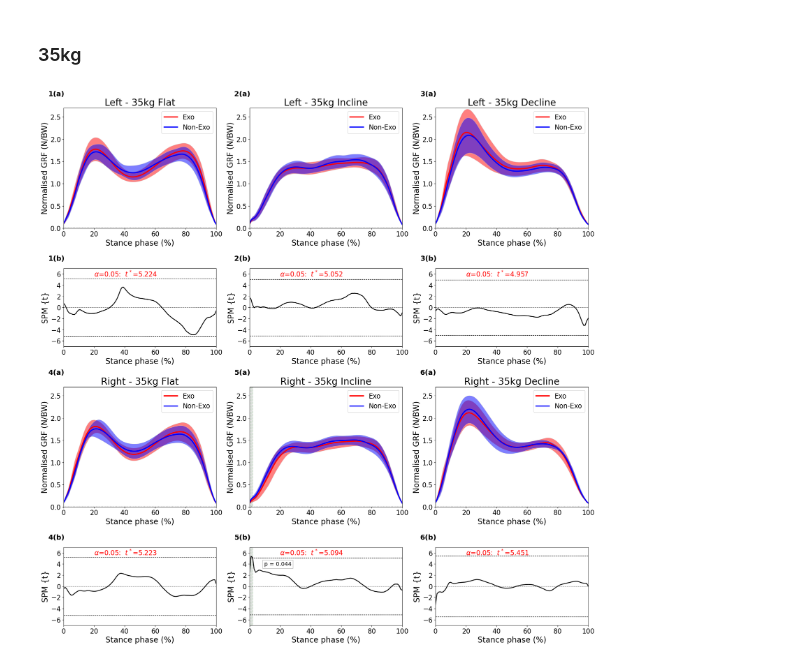
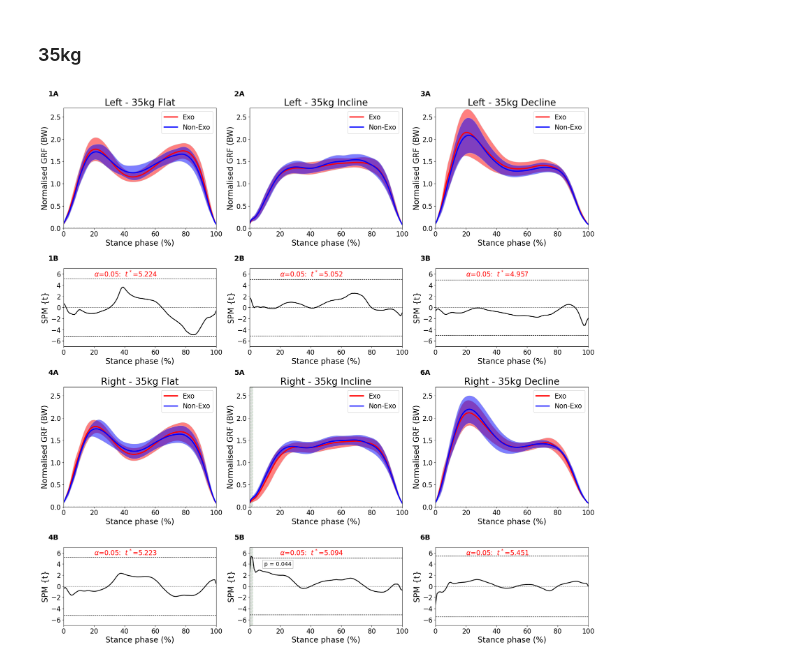
Before and after one commit to Shahril-Iskandar/publication-exoskeleton, a Jupyter notebook: script.ipynb, the cells around one changed output. Cells and saved outputs as stored; diff of their text form; code cells hidden in the pictures.

```diff
--- a/script.ipynb
+++ b/script.ipynb
@@ -780,14 +1034,14 @@ condition = "Flat"
 title_flat = f"{leg_position} - {load} {condition}"
 ax = fig.add_subplot(gs[0,0])
 # ax = AX[0, 0] # First row
-ax.text(-0.1, 1.1, "1(a)", transform=ax.transAxes, size=18, weight='bold')
+ax.text(-0.1, 1.1, "1A", transform=ax.transAxes, size=18, weight='bold')
 ax.set_title(title_flat, fontsize=24)
 plt.sca(ax)
 spm1d.plot.plot_mean_sd(exo_flat, linecolor='r', facecolor='r', label='Exo')
 spm1d.plot.plot_mean_sd(non_exo_flat, linecolor='b', facecolor='b', label='Non-Exo')
 ax.axhline(y=0, color='k', linestyle=':')
 # ax.set_xlabel('Stance phase (%)')
-ax.set_ylabel('Normalised GRF (N/BW)', fontsize=20)
+ax.set_ylabel('Normalised GRF (BW)', fontsize=20)
 ax.set_xlabel('Stance phase (%)', fontsize=20)
 ax.set_ylim([0, 2.7])
 ax.set_xlim([0, 100])
@@ -798,7 +1052,7 @@ ax.legend(fontsize=17)
 # plot SPM results:
 # ax = AX[1, 0]
 ax = fig.add_subplot(gs[1,0])
-ax.text(-0.1, 1.1, "1(b)", transform=ax.transAxes, size=18, weight='bold')
+ax.text(-0.1, 1.1, "1B", transform=ax.transAxes, size=18, weight='bold')
 plt.sca(ax)
 spmi1.plot()
 spmi1.plot_threshold_label(fontsize=17, pos=(20,5.5))
@@ -816,14 +1070,14 @@ condition = "Incline"
 title_flat = f"{leg_position} - {load} {condition}"
 # ax = AX[0, 1]
 ax = fig.add_subplot(gs[0, 1])
-ax.text(-0.1, 1.1, "2(a)", transform=ax.transAxes, size=18, weight='bold')
+ax.text(-0.1, 1.1, "2A", transform=ax.transAxes, size=18, weight='bold')
 ax.set_title(title_flat, fontsize=24)
 plt.sca(ax)
 spm1d.plot.plot_mean_sd(exo_incline, linecolor='r', facecolor='r', label='Exo')
 spm1d.plot.plot_mean_sd(non_exo_incline, linecolor='b', facecolor='b', label='Non-Exo')
 ax.axhline(y=0, color='k', linestyle=':')
 # ax.set_xlabel('Stance phase (%)')
-ax.set_ylabel('Normalised GRF (N/BW)', fontsize=20)
+ax.set_ylabel('Normalised GRF (BW)', fontsize=20)
 ax.set_xlabel('Stance phase (%)', fontsize=20)
 ax.set_ylim([0, 2.7])
 ax.set_xlim([0, 100])
@@ -834,7 +1088,7 @@ ax.legend(fontsize=17)
 # plot SPM results:
 # ax = AX[1, 1]
 ax = fig.add_subplot(gs[1, 1])
-ax.text(-0.1, 1.1, "2(b)", transform=ax.transAxes, size=18, weight='bold')
+ax.text(-0.1, 1.1, "2B", transform=ax.transAxes, size=18, weight='bold')
 plt.sca(ax)
 spmi2.plot()
 spmi2.plot_threshold_label(fontsize=17, pos=(20,5.5))
@@ -852,14 +1106,14 @@ condition = "Decline"
 title_flat = f"{leg_position} - {load} {condition}"
 # ax = AX[0, 2]
 ax = fig.add_subplot(gs[0, 2])
-ax.text(-0.1, 1.1, "3(a)", transform=ax.transAxes, size=18, weight='bold')
+ax.text(-0.1, 1.1, "3A", transform=ax.transAxes, size=18, weight='bold')
 ax.set_title(title_flat, fontsize=24)
 plt.sca(ax)
 spm1d.plot.plot_mean_sd(exo_decline, linecolor='r', facecolor='r', label='Exo')
 spm1d.plot.plot_mean_sd(non_exo_decline, linecolor='b', facecolor='b', label='Non-Exo')
 ax.axhline(y=0, color='k', linestyle=':')
 # ax.set_xlabel('Stance phase (%)')
-ax.set_ylabel('Normalised GRF (N/BW)', fontsize=20)
+ax.set_ylabel('Normalised GRF (BW)', fontsize=20)
 ax.set_xlabel('Stance phase (%)', fontsize=20)
 ax.set_ylim([0, 2.7])
 ax.set_xlim([0, 100])
@@ -870,7 +1124,7 @@ ax.legend(fontsize=17)
 # plot SPM results:
 # ax = AX[1, 2]
 ax = fig.add_subplot(gs[1, 2])
-ax.text(-0.1, 1.1, "3(b)", transform=ax.transAxes, size=18, weight='bold')
+ax.text(-0.1, 1.1, "3B", transform=ax.transAxes, size=18, weight='bold')
 plt.sca(ax)
 spmi3.plot()
 spmi3.plot_threshold_label(fontsize=17, pos=(20,5.5))
@@ -907,14 +1161,14 @@ condition = "Flat"
 title_flat = f"{leg_position} - {load} {condition}"
 ax = fig.add_subplot(gs[2,0])
 # ax = AX[0, 0] # First row
-ax.text(-0.1, 1.1, "4(a)", transform=ax.transAxes, size=18, weight='bold')
+ax.text(-0.1, 1.1, "4A", transform=ax.transAxes, size=18, weight='bold')
 ax.set_title(title_flat, fontsize=24)
 plt.sca(ax)
 spm1d.plot.plot_mean_sd(exo_flat, linecolor='r', facecolor='r', label='Exo')
 spm1d.plot.plot_mean_sd(non_exo_flat, linecolor='b', facecolor='b', label='Non-Exo')
 ax.axhline(y=0, color='k', linestyle=':')
 # ax.set_xlabel('Stance phase (%)')
-ax.set_ylabel('Normalised GRF (N/BW)', fontsize=20)
+ax.set_ylabel('Normalised GRF (BW)', fontsize=20)
 ax.set_xlabel('Stance phase (%)', fontsize=20)
 ax.set_ylim([0, 2.7])
 ax.set_xlim([0, 100])
@@ -925,7 +1179,7 @@ ax.legend(fontsize=17)
 # plot SPM results:
 # ax = AX[1, 0]
 ax = fig.add_subplot(gs[3,0])
-ax.text(-0.1, 1.1, "4(b)", transform=ax.transAxes, size=18, weight='bold')
+ax.text(-0.1, 1.1, "4B", transform=ax.transAxes, size=18, weight='bold')
 plt.sca(ax)
 spmi1.plot()
 spmi1.plot_threshold_label(fontsize=17, pos=(20,5.5))
@@ -943,7 +1197,7 @@ condition = "Incline"
 title_flat = f"{leg_position} - {load} {condition}"
 # ax = AX[0, 1]
 ax = fig.add_subplot(gs[2, 1])
-ax.text(-0.1, 1.1, "5(a)", transform=ax.transAxes, size=18, weight='bold')
+ax.text(-0.1, 1.1, "5A", transform=ax.transAxes, size=18, weight='bold')
 ax.set_title(title_flat, fontsize=24)
 plt.sca(ax)
 spm1d.plot.plot_mean_sd(exo_incline, linecolor='r', facecolor='r', label='Exo')
@@ -951,7 +1205,7 @@ spm1d.plot.plot_mean_sd(non_exo_incline, linecolor='b', facecolor='b', label='No
 ax.axhline(y=0, color='k', linestyle=':')
 ax.axvspan(spmi2.clusters[0].endpoints[0], spmi2.clusters[0].endpoints[1], facecolor='gray', alpha=0.2, linestyle='dashed', edgecolor='g', linewidth=1.5)
 # ax.set_xlabel('Stance phase (%)')
-ax.set_ylabel('Normalised GRF (N/BW)', fontsize=20)
+ax.set_ylabel('Normalised GRF (BW)', fontsize=20)
 ax.set_xlabel('Stance phase (%)', fontsize=20)
 ax.set_ylim([0, 2.7])
 ax.set_xlim([0, 100])
@@ -962,7 +1216,7 @@ ax.legend(fontsize=17)
 # plot SPM results:
 # ax = AX[1, 1]
 ax = fig.add_subplot(gs[3, 1])
-ax.text(-0.1, 1.1, "5(b)", transform=ax.transAxes, size=18, weight='bold')
+ax.text(-0.1, 1.1, "5B", transform=ax.transAxes, size=18, weight='bold')
 plt.sca(ax)
 spmi2.plot()
 spmi2.plot_threshold_label(fontsize=17, pos=(20,5.5))
@@ -980,35 +1234,35 @@ condition = "Decline"
 title_flat = f"{leg_position} - {load} {condition}"
 # ax = AX[0, 2]
 ax = fig.add_subplot(gs[2, 2])
-ax.text(-0.1, 1.1, "6(a)", transform=ax.transAxes, size=18, weight='bold')
+ax.text(-0.1, 1.1, "6A", transform=ax.transAxes, size=18, weight='bold')
 ax.set_title(title_flat, fontsize=24)
 plt.sca(ax)
 spm1d.plot.plot_mean_sd(exo_decline, linecolor='r', facecolor='r', label='Exo')
 spm1d.plot.plot_mean_sd(non_exo_decline, linecolor='b', facecolor='b', label='Non-Exo')
 ax.axhline(y=0, color='k', linestyle=':')
 # ax.set_xlabel('Stance phase (%)')
-ax.set_ylabel('Normalised GRF (N/BW)', fontsize=20)
+ax.set_ylabel('Normalised GRF (BW)', fontsize=20)
 ax.set_xlabel('Stance phase (%)', fontsize=20)
 ax.set_ylim([0, 2.7])
 ax.set_xlim([0, 100])
 plt.xticks(fontsize=17)
 plt.yticks(fontsize=17)
 ax.legend(fontsize=17)
 
 # plot SPM results:
 # ax = AX[1, 2]
 ax = fig.add_subplot(gs[3, 2])
-ax.text(-0.1, 1.1, "6(b)", transform=ax.transAxes, size=18, weight='bold')
+ax.text(-0.1, 1.1, "6B", transform=ax.transAxes, size=18, weight='bold')
 plt.sca(ax)
 spmi3.plot()
 spmi3.plot_threshold_label(fontsize=17, pos=(20,5.5))
 spmi3.plot_p_values(size=10, offsets=[(0,0.3)])
 ax.set_xlabel('Stance phase (%)', fontsize=20)
 ax.set_ylabel('SPM {t}', fontsize=20)
 ax.set_ylim([-7, 7])
 plt.xticks(fontsize=17)
 plt.yticks(fontsize=17)
 plt.tight_layout()
 # %% [output]
-[figure, old version]
+[figure, new version]
 # %%
```
Also changed, not shown: parts of 12 cells of this notebook, 4 other files.
